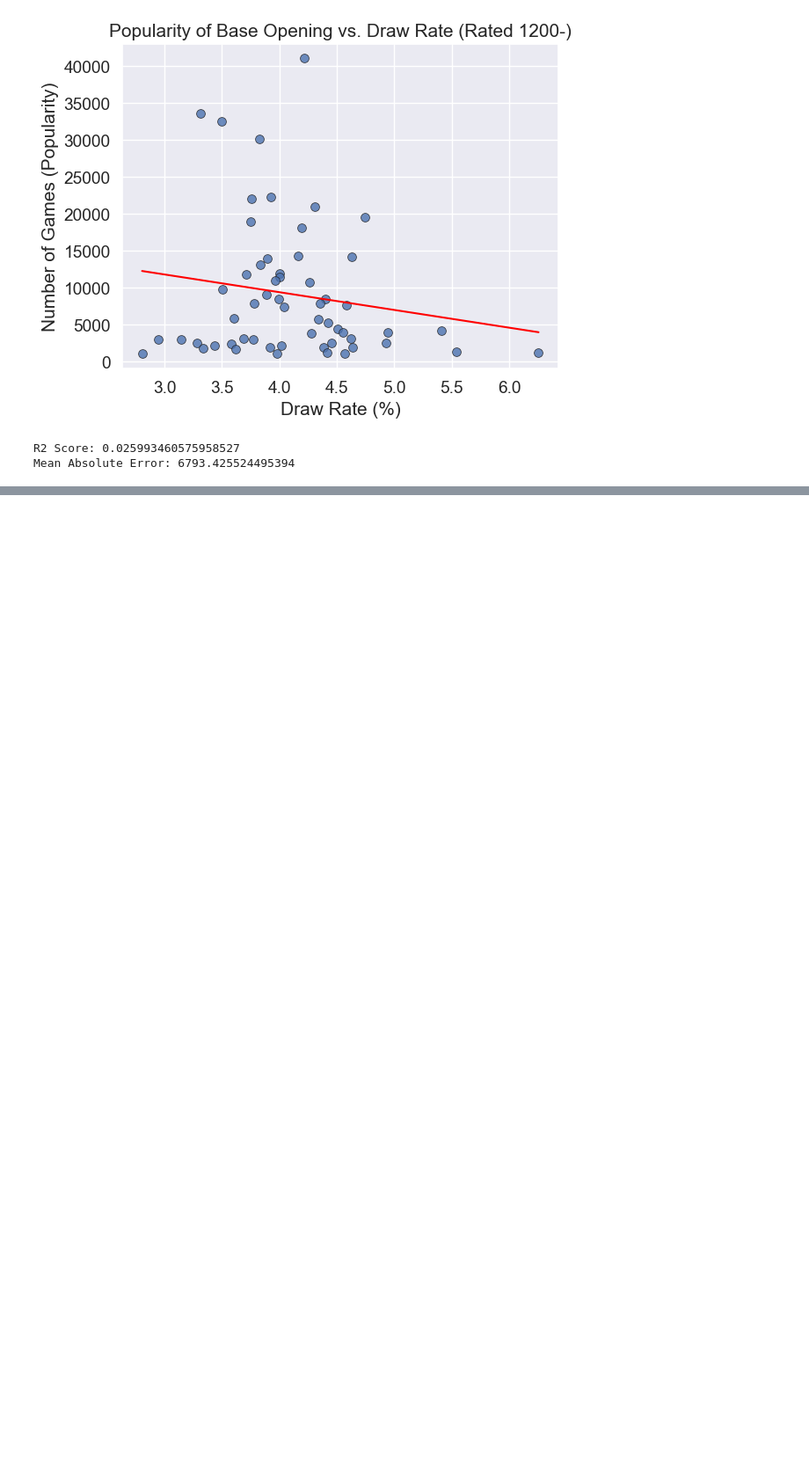
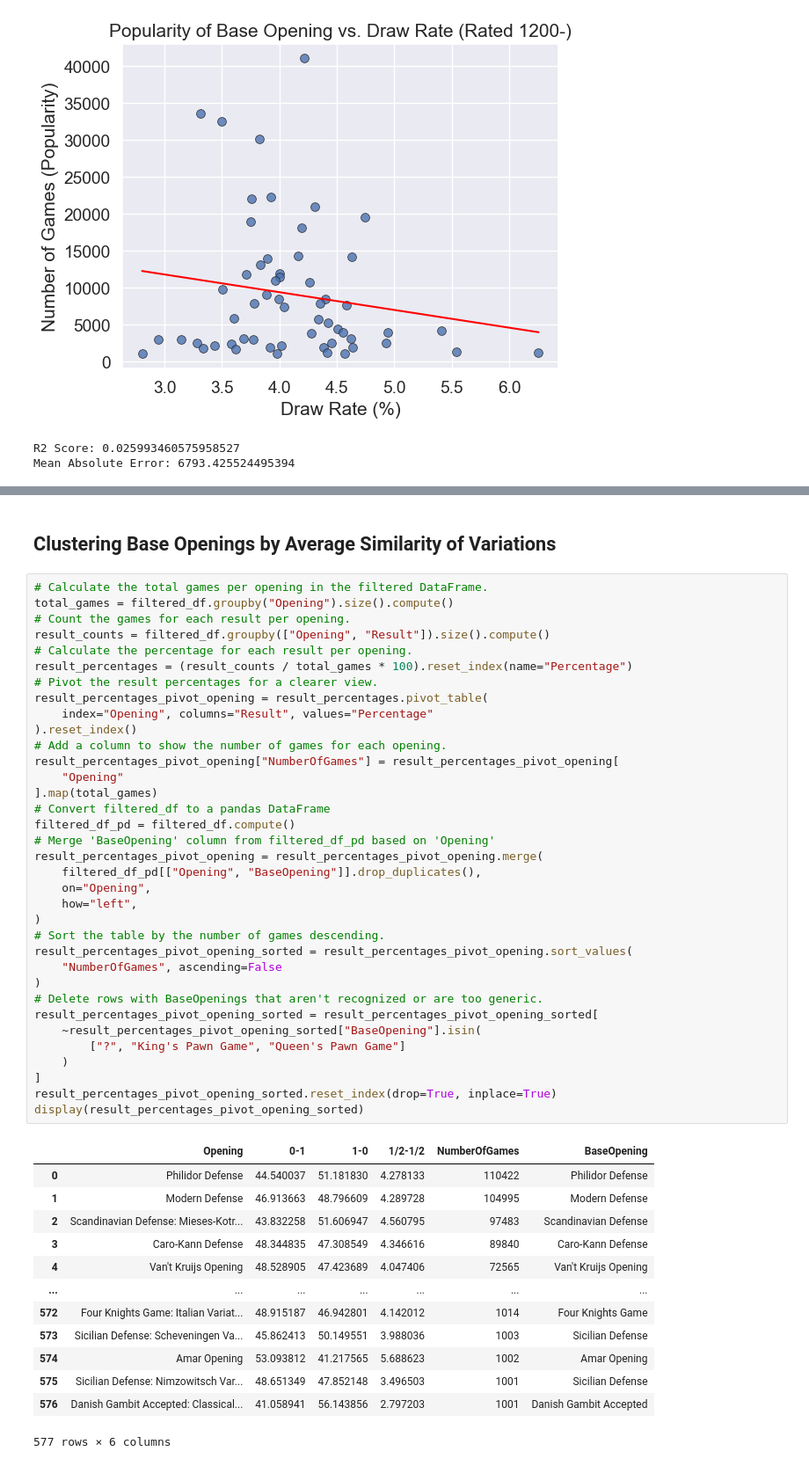
Before and after one commit to IsaacCheng9/machine-learning-in-chess, a Jupyter notebook: src/analyse_chess_data.ipynb, the cells around one changed output, grey strips where cells are left out. Shown at 88% size. Drawn from its saved outputs; the diff is of its cells as text; blank space fills up the shorter version.

```diff
--- a/src/analyse_chess_data.ipynb
+++ b/src/analyse_chess_data.ipynb
@@ -2642,0 +2681,51 @@ Mean Absolute Error: 6793.425524495394
+# %% [markdown]
+## Clustering Base Openings by Average Similarity of Variations
+# %%
+# Calculate the total games per opening in the filtered DataFrame.
+total_games = filtered_df.groupby("Opening").size().compute()
+# Count the games for each result per opening.
+result_counts = filtered_df.groupby(["Opening", "Result"]).size().compute()
+# Calculate the percentage for each result per opening.
+result_percentages = (result_counts / total_games * 100).reset_index(name="Percentage")
+# Pivot the result percentages for a clearer view.
+result_percentages_pivot_opening = result_percentages.pivot_table(
+    index="Opening", columns="Result", values="Percentage"
+).reset_index()
+# Add a column to show the number of games for each opening.
+result_percentages_pivot_opening["NumberOfGames"] = result_percentages_pivot_opening[
+    "Opening"
+].map(total_games)
+# Convert filtered_df to a pandas DataFrame
+filtered_df_pd = filtered_df.compute()
+# Merge 'BaseOpening' column from filtered_df_pd based on 'Opening'
+result_percentages_pivot_opening = result_percentages_pivot_opening.merge(
+    filtered_df_pd[["Opening", "BaseOpening"]].drop_duplicates(),
+    on="Opening",
+    how="left",
+)
+# Sort the table by the number of games descending.
+result_percentages_pivot_opening_sorted = result_percentages_pivot_opening.sort_values(
+    "NumberOfGames", ascending=False
+)
+# Delete rows with BaseOpenings that aren't recognized or are too generic.
+result_percentages_pivot_opening_sorted = result_percentages_pivot_opening_sorted[
+    ~result_percentages_pivot_opening_sorted["BaseOpening"].isin(
+        ["?", "King's Pawn Game", "Queen's Pawn Game"]
+    )
+]
+result_percentages_pivot_opening_sorted.reset_index(drop=True, inplace=True)
+display(result_percentages_pivot_opening_sorted)
+# %% [output]
+|  | Opening | 0-1 | 1-0 | 1/2-1/2 | NumberOfGames | BaseOpening |
+| 0 | Philidor Defense | 44.540037 | 51.181830 | 4.278133 | 110422 | Philidor Defense |
+| 1 | Modern Defense | 46.913663 | 48.796609 | 4.289728 | 104995 | Modern Defense |
+| 2 | Scandinavian Defense: Mieses-Kotr... | 43.832258 | 51.606947 | 4.560795 | 97483 | Scandinavian Defense |
+| 3 | Caro-Kann Defense | 48.344835 | 47.308549 | 4.346616 | 89840 | Caro-Kann Defense |
+| 4 | Van't Kruijs Opening | 48.528905 | 47.423689 | 4.047406 | 72565 | Van't Kruijs Opening |
+| ... | ... | ... | ... | ... | ... | ... |
+| 572 | Four Knights Game: Italian Variat... | 48.915187 | 46.942801 | 4.142012 | 1014 | Four Knights Game |
+| 573 | Sicilian Defense: Scheveningen Va... | 45.862413 | 50.149551 | 3.988036 | 1003 | Sicilian Defense |
+| 574 | Amar Opening | 53.093812 | 41.217565 | 5.688623 | 1002 | Amar Opening |
+| 575 | Sicilian Defense: Nimzowitsch Var... | 48.651349 | 47.852148 | 3.496503 | 1001 | Sicilian Defense |
+| 576 | Danish Gambit Accepted: Classical... | 41.058941 | 56.143856 | 2.797203 | 1001 | Danish Gambit Accepted |
+577 rows × 6 columns
```
Also changed, not shown: parts of 5 cells of this notebook.
